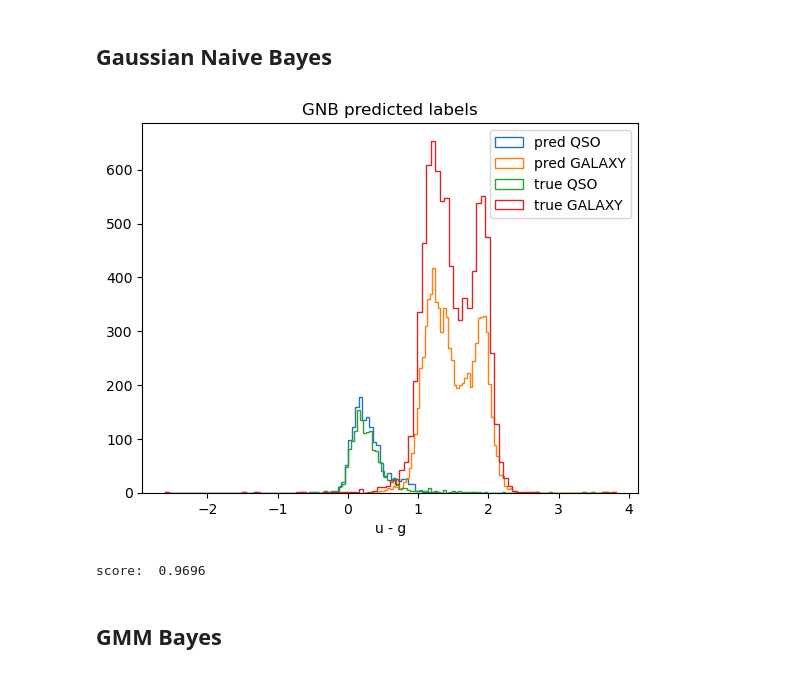
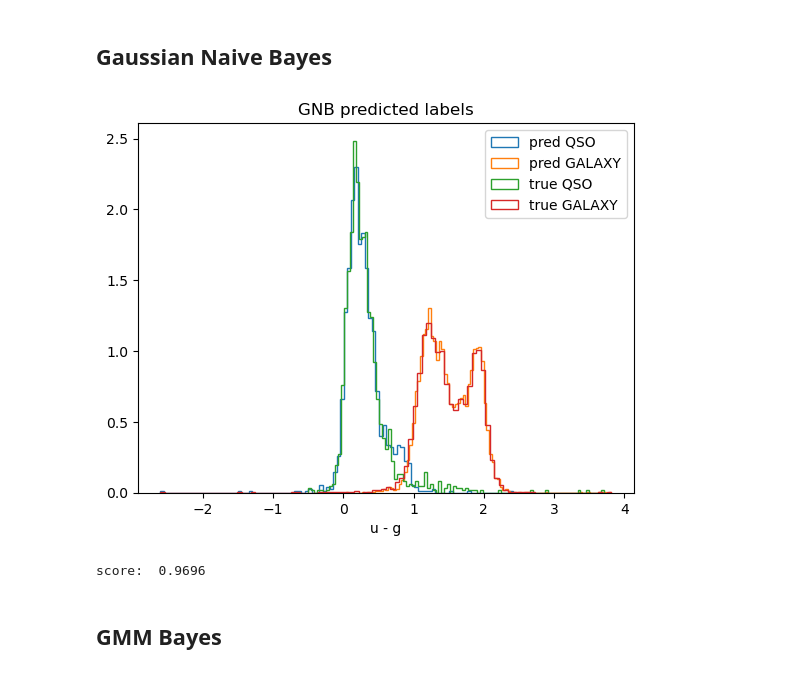
Before and after one commit to EmmaBalzanelli/astrostatistics_bicocca_2025, a Jupyter notebook: working/14_GalaxyClassifier(19).ipynb, the cells around one changed output. Drawn from its saved outputs; the diff is of its cells as text; code cells hidden in the pictures.

```diff
--- a/working/14_GalaxyClassifier(19).ipynb
+++ b/working/14_GalaxyClassifier(19).ipynb
@@ -109,20 +109,20 @@ gnb.fit(color_train,Xtrain['class'].to_numpy())
 
 y_pred = gnb.predict(color_test)
 # %%
-plt.hist(x=color_test[:,0][y_pred==1], histtype='step',bins=100, label='pred QSO')
-plt.hist(x=color_test[:,0][y_pred==0], histtype='step',bins=100, label='pred GALAXY')
+plt.hist(x=color_test[:,0][y_pred==1], histtype='step', density=True, bins=100, label='pred QSO')
+plt.hist(x=color_test[:,0][y_pred==0], histtype='step', density=True, bins=100, label='pred GALAXY')
 plt.xlabel('u - g')
 plt.title('GNB predicted labels')
 
-plt.hist(x=color_test[:,0][Xtest['class']==1], histtype='step',bins=100, label='true QSO')
-plt.hist(x=color_test[:,0][Xtest['class']==0], histtype='step',bins=100, label='true GALAXY')
+plt.hist(x=color_test[:,0][Xtest['class']==1], histtype='step', density=True, bins=100, label='true QSO')
+plt.hist(x=color_test[:,0][Xtest['class']==0], histtype='step', density=True, bins=100, label='true GALAXY')
 plt.xlabel('u - g')
 plt.legend()
 plt.show()
 
 print('score: ', gnb.score(color_test,Xtest['class']))
 # %% [output]
-[figure, old version]
+[figure, new version]
 score:  0.9696
 # %% [markdown]
 ## GMM Bayes
```
Also changed, not shown: parts of 4 cells of this notebook, 1 other file.
